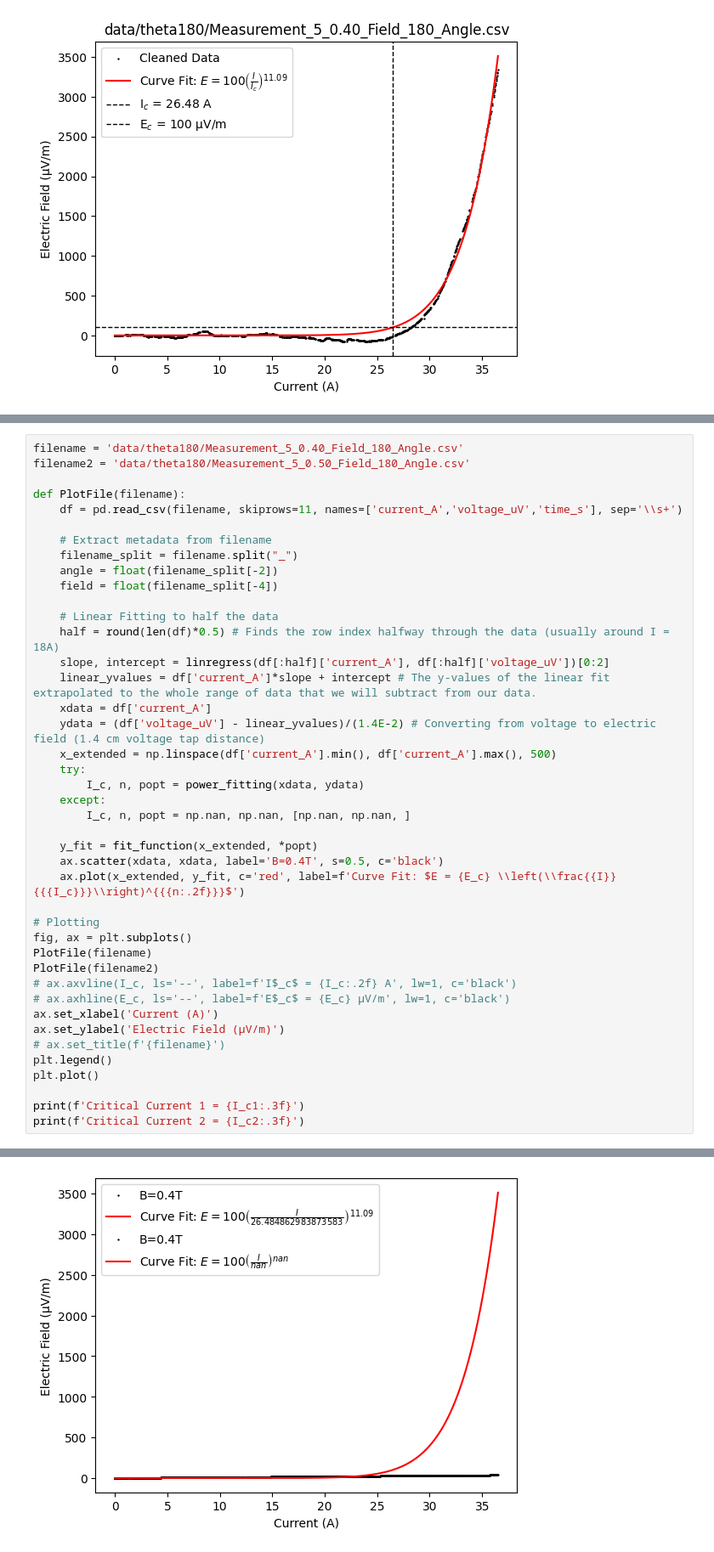
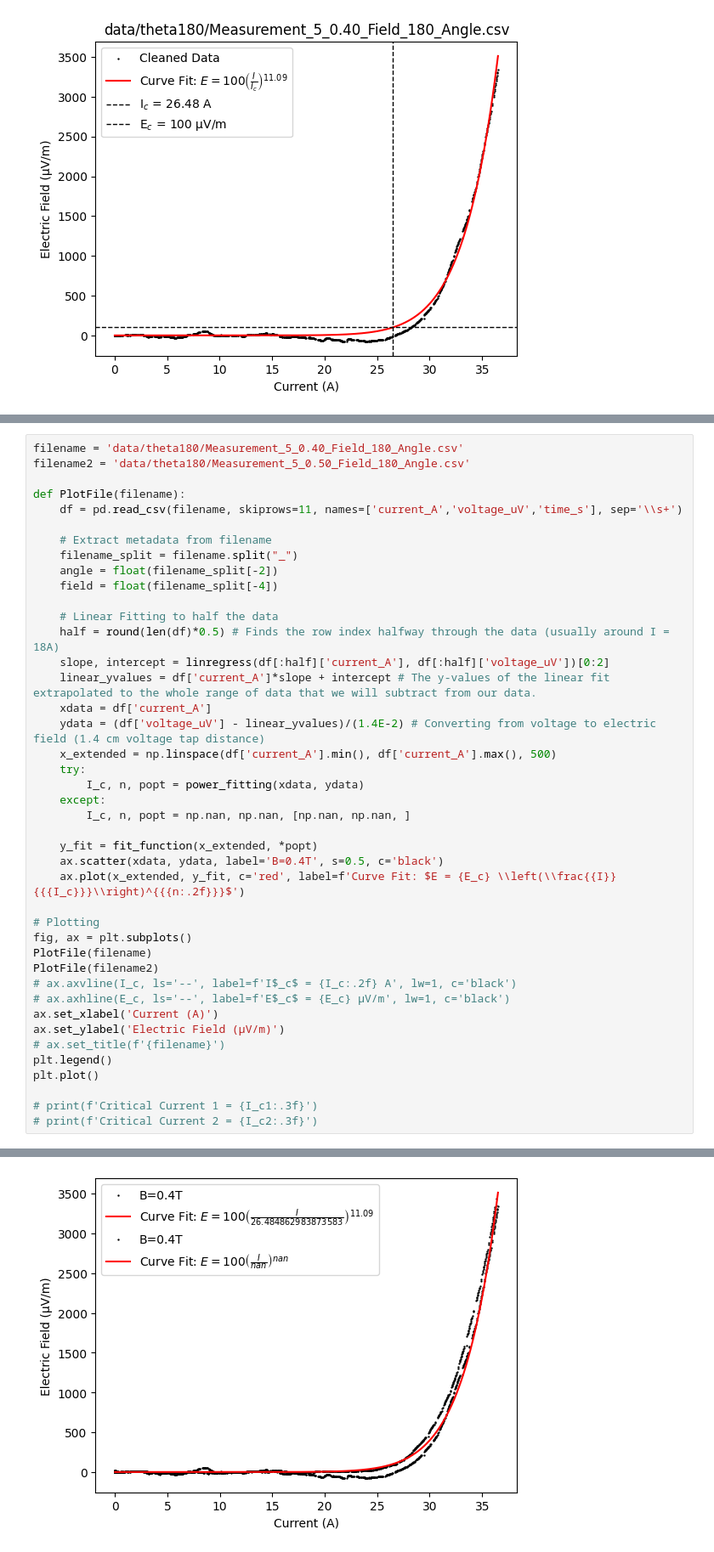
Before and after one commit to rcs19/jrn542_icy_durham, a Jupyter notebook: src/workbook.ipynb, the cells around one changed output, grey strips where cells are left out. Shown at 85% size. Cells and saved outputs as stored; diff of their text form.

```diff
--- a/src/workbook.ipynb
+++ b/src/workbook.ipynb
@@ -301,7 +303,7 @@ def PlotFile(filename):
         I_c, n, popt = np.nan, np.nan, [np.nan, np.nan, ]
 
     y_fit = fit_function(x_extended, *popt)
-    ax.scatter(xdata, xdata, label='B=0.4T', s=0.5, c='black')
+    ax.scatter(xdata, ydata, label='B=0.4T', s=0.5, c='black')
     ax.plot(x_extended, y_fit, c='red', label=f'Curve Fit: $E = {E_c} \\left(\\frac{{I}}{{{I_c}}}\\right)^{{{n:.2f}}}$')
 
 # Plotting
@@ -316,8 +318,8 @@ ax.set_ylabel('Electric Field (μV/m)')
 plt.legend()
 plt.plot()
 
-print(f'Critical Current 1 = {I_c1:.3f}')
-print(f'Critical Current 2 = {I_c2:.3f}')
+# print(f'Critical Current 1 = {I_c1:.3f}')
+# print(f'Critical Current 2 = {I_c2:.3f}')
 # %% [output]
 Parameter 0: 26.48486
 Parameter 1: 11.08570
@@ -327 +328 @@ Critical Current 2 = nan
-[figure, old version]
+[figure, new version]
```
Also changed, not shown: parts of 3 cells of this notebook.
